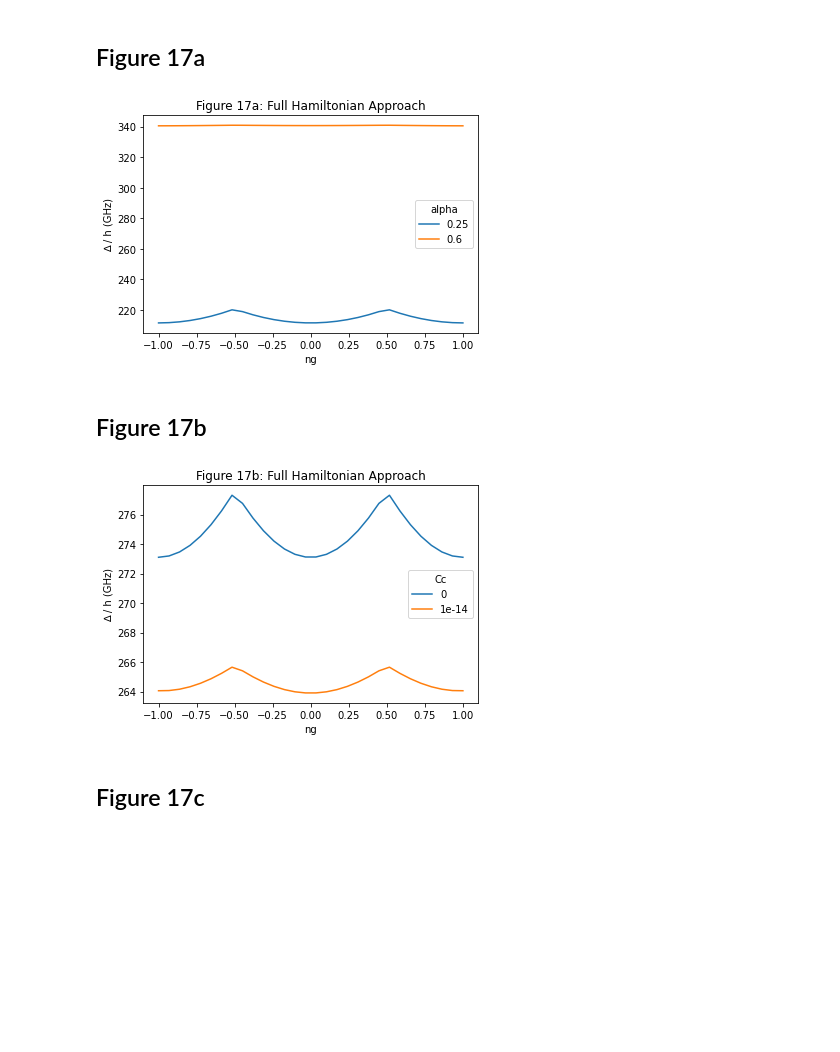
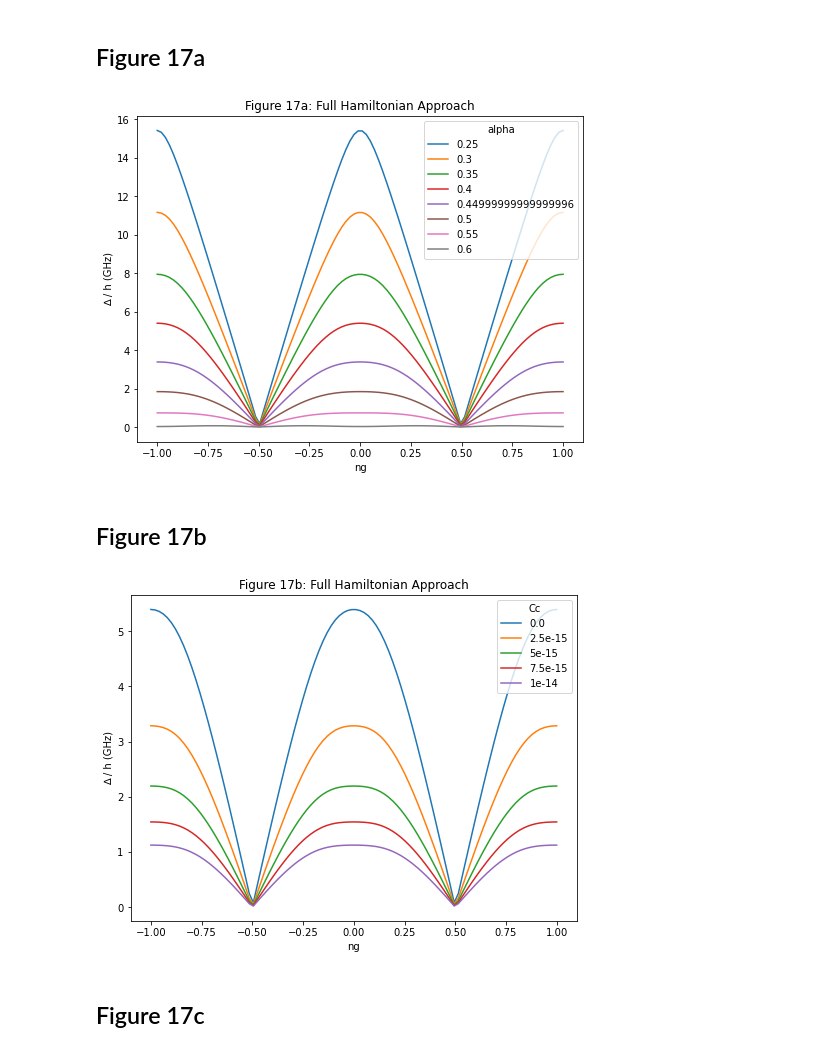
Before and after one commit to Dan5762/Transmon-Project, a Jupyter notebook: Circuit Modelling.ipynb, the cells around one changed output. Saved outputs shown, nothing was run; the diff lists cells and outputs as text; code cells hidden in the pictures; blank space fills up the shorter version.

```diff
--- a/Circuit Modelling.ipynb
+++ b/Circuit Modelling.ipynb
@@ -841,0 +844,10 @@ plt.show()
+# %%
+plt.figure(figsize=(8,6))
+plt.title('Qubit energy gap (calculated from eigenenergies)')
+plt.xlabel('ng')
+plt.ylabel('∆ (GHz)')
+
+for alpha in fig_17a_results_q.keys():
+    plt.plot(fig_17a_ngs_q, fig_17a_results_q[alpha], label=alpha)
+plt.legend()
+plt.show()
@@ -841,0 +879,10 @@ plt.show()
+# %%
+plt.figure(figsize=(8,6))
+plt.title('Qubit energy gap (calculated from eigenenergies)')
+plt.xlabel('ng')
+plt.ylabel('∆ (GHz)')
+
+for Cc in fig_17b_results.keys():
+    plt.plot(ngs, fig_17b_results[Cc], label=Cc)
+plt.legend()
+plt.show()
@@ -940,30 +1082,31 @@ g perpendicular: (4.5649992006947017e-32-2.6638011204353913e-34j)
 # %% [markdown]
 ## Figure 17a
 # %%
-system = SparseSystem(ncut=4, Cc=0)
-ngs = np.linspace(-1, 1, 30)
-alphas = [0.25, 0.6]
-fig17a_data = {}
+system = SparseSystem(ncut=6, Cc=0)
+fig17a_ngs_qr = np.linspace(-1, 1, 100)
+alphas = np.linspace(0.25, 0.6, 8)
+fig17a_data_qr = {}
 
 for alpha in alphas:
     system.alpha = alpha
-    fig17a_data[alpha] = []
-    for ng in tqdm(ngs):
+    fig17a_data_qr[alpha] = []
+    for ng in tqdm(fig17a_ngs_qr):
         system.ng = ng
 
         # Full Hamiltonina Approach
         delta = system.calc_delta(update=True)
-        fig17a_data[alpha].append(delta)
+        fig17a_data_qr[alpha].append(delta)
 # %%
+plt.figure(figsize=(8,6))
 plt.title('Figure 17a: Full Hamiltonian Approach')
 plt.xlabel('ng')
 plt.ylabel('∆ / h (GHz)')
-for alpha in fig17a_data.keys():
-    plt.plot(ngs, [np.real(delta * 1e-9) / h for delta in fig17a_data[alpha]], label=alpha)
+for alpha in fig17a_data_qr.keys():
+    plt.plot(fig17a_ngs_qr, [np.real(delta * 1e-9) / h for delta in fig17a_data_qr[alpha]], label=alpha)
 plt.legend(title='alpha')
 plt.show()
 # %% [output]
-[figure, old version]
+[figure, new version]
 # %% [markdown]
 ## Figure 17b
 # %%
@@ -982,6 +1125,7 @@ for Cc in Ccs:
         delta = system.calc_delta(update=True)
         fig17b_data[Cc].append(delta)
 # %%
+plt.figure(figsize=(8,6))
 plt.title('Figure 17b: Full Hamiltonian Approach')
 plt.xlabel('ng')
 plt.ylabel('∆ / h (GHz)')
@@ -990,7 +1134,7 @@ for Cc in fig17b_data.keys():
 plt.legend(title='Cc')
 plt.show()
 # %% [output]
-[figure, old version]
+[figure, new version]
 # %% [markdown]
 ## Figure 17c
 # %%
```
Also changed, not shown: parts of 26 cells of this notebook.
